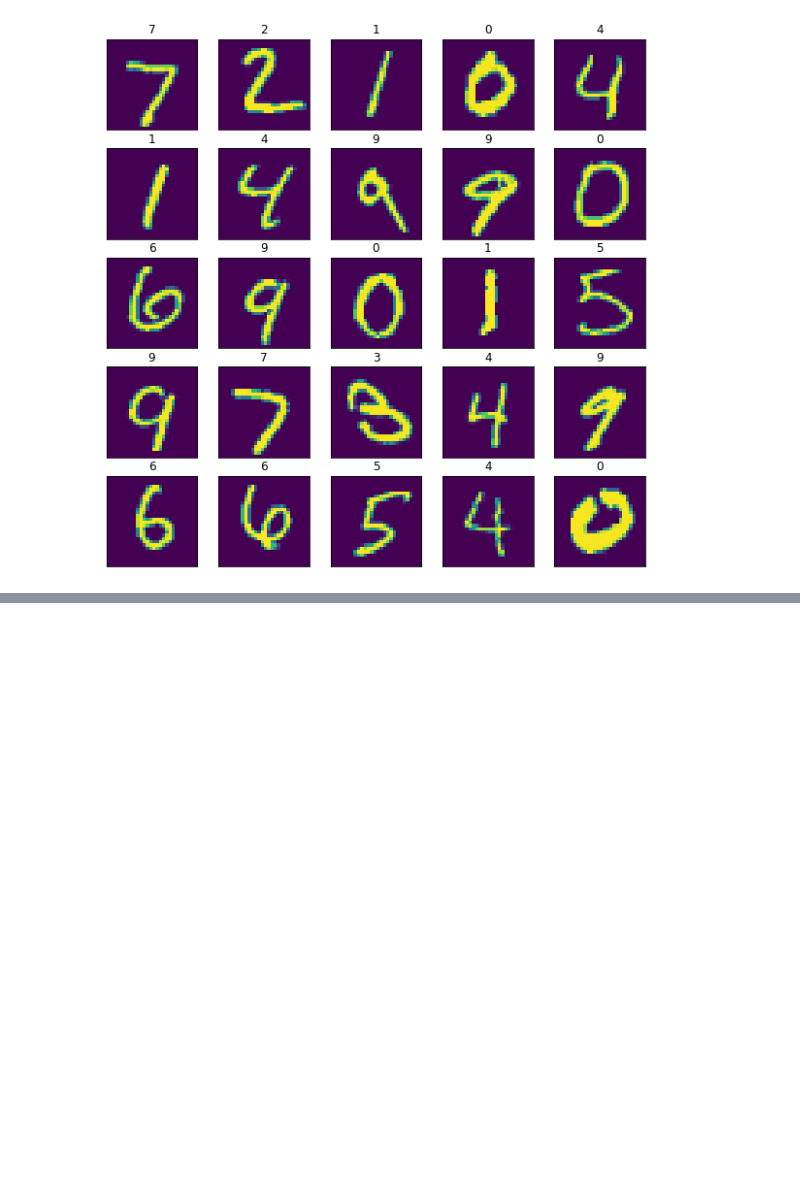
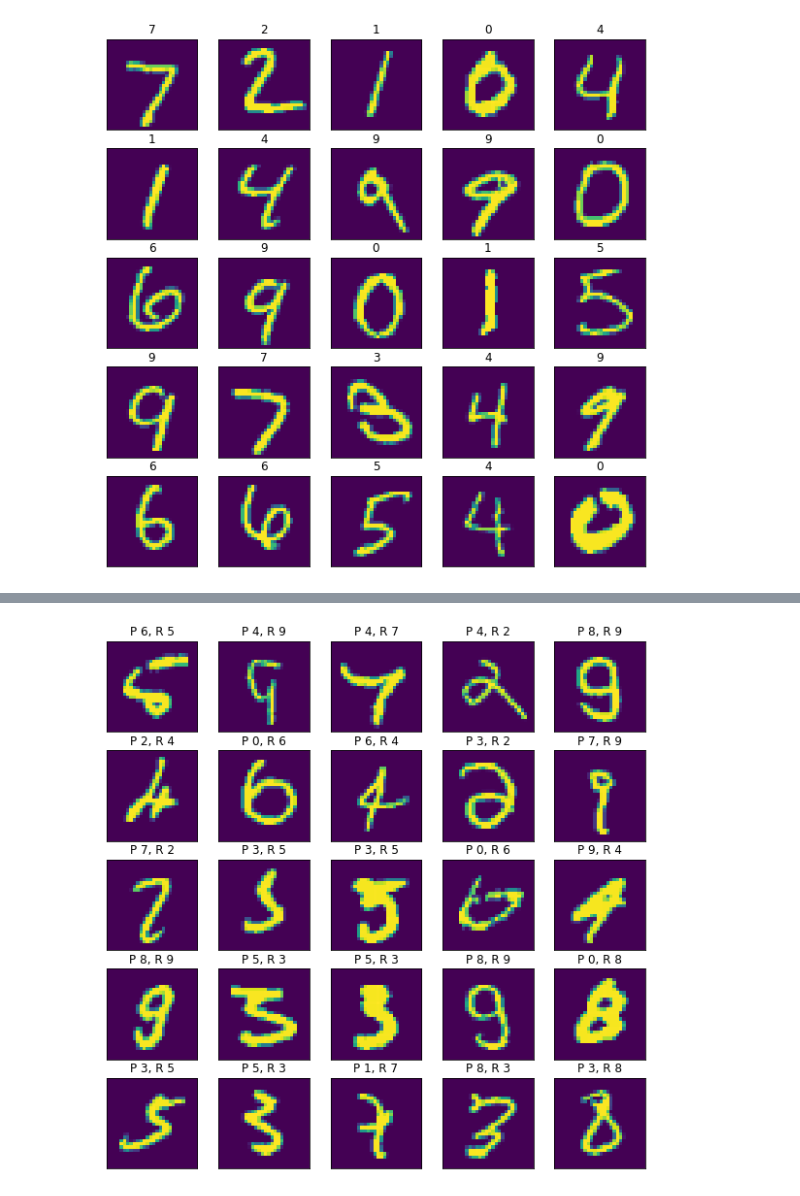
Before and after one commit to ahastudio/CodingLife, a Jupyter notebook: 20170706/tensorflow/day06.ipynb, the cells around one changed output, grey strips where cells are left out. Drawn from its saved outputs; the diff is of its cells as text; code cells hidden in the pictures; blank space fills up the shorter version.

```diff
--- a/20170706/tensorflow/day06.ipynb
+++ b/20170706/tensorflow/day06.ipynb
@@ -144,0 +315,27 @@ plt.show()
+# %%
+predict = tf.argmax(z, axis=1)
+correct = tf.equal(predict, y)
+accuracy = tf.reduce_mean(tf.cast(correct, tf.float32))
+# %%
+session = tf.Session()
+session.run(tf.global_variables_initializer())
+
+test_data = {
+    x: mnist.test.images,
+    y: mnist.test.labels,
+    keep_prob: 1.0
+}
+
+for i in range(100):
+    print('----')
+    print(i + 1)
+    for j in range(10):
+        images, labels = mnist.train.next_batch(batch_size)
+        data = {
+            x: images,
+            y: labels,
+            keep_prob: 0.5
+        }
+        session.run(train, feed_dict=data)
+    print('loss = %f' % session.run(loss, feed_dict=data))
+    print('accuracy = %f' % session.run(accuracy, feed_dict=test_data))
@@ -144,0 +360,17 @@ plt.show()
+# %%
+images = mnist.test.images
+labels = mnist.test.labels
+
+p, c = session.run([predict, correct], feed_dict=test_data)
+
+fig, axes = plt.subplots(5, 5, figsize=(10, 10))
+
+for i, ax in zip(np.arange(len(c))[~c][:25], axes.flat):
+    ax.get_xaxis().set_ticks([])
+    ax.get_yaxis().set_ticks([])
+    ax.imshow(images[i].reshape(28, 28))
+    ax.set_title('P {}, R {}'.format(p[i], labels[i]))
+
+plt.show()
+# %% [output]
+[figure, added]
```
Also changed, not shown: parts of 12 cells of this notebook.
